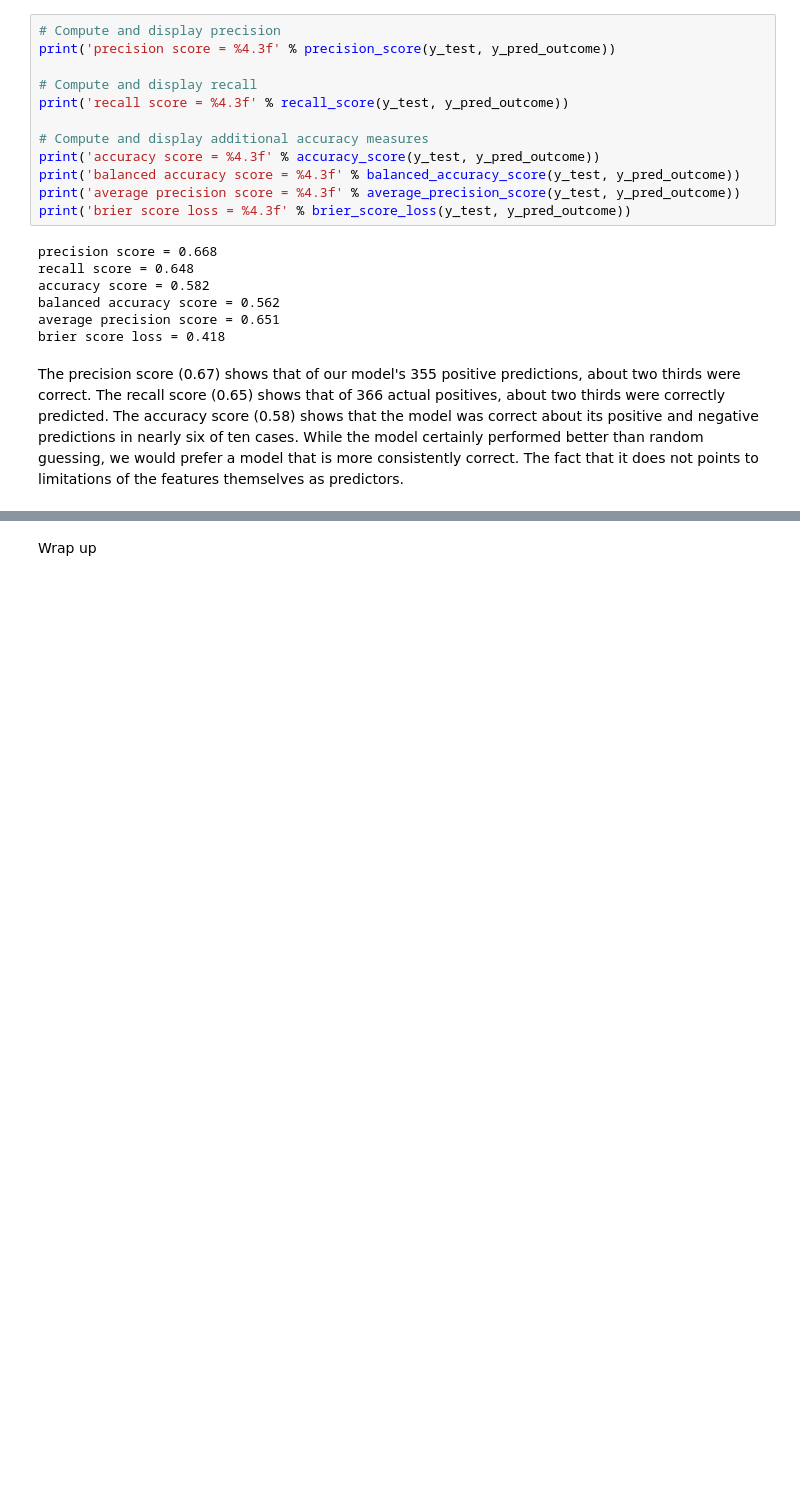
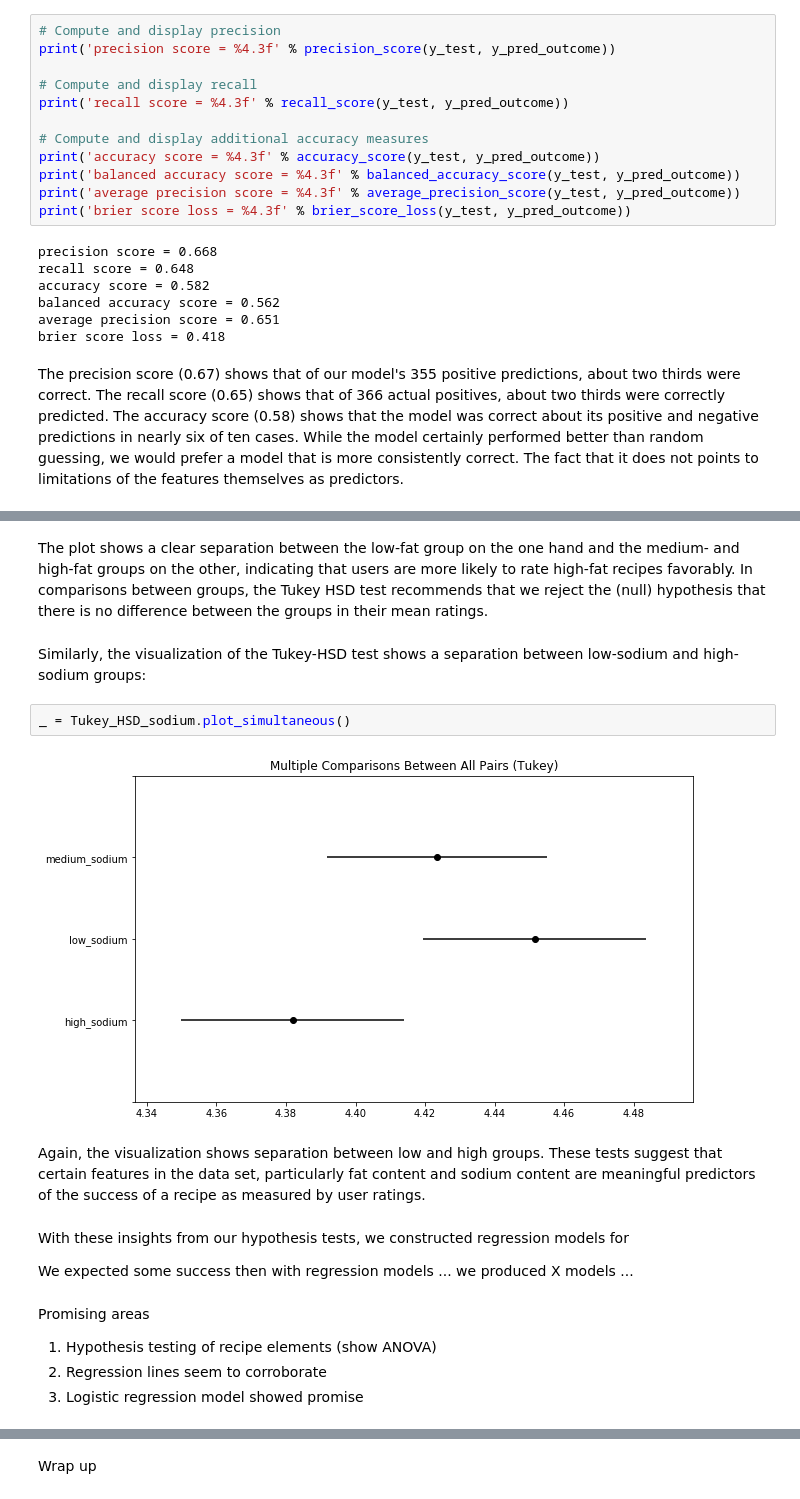
Before and after one commit to pelorenz/data-science-410, a Jupyter notebook: PeterLorenz-M03.ipynb, the cells around one changed output, grey strips where cells are left out. Cells and saved outputs as stored; diff of their text form; blank space fills up the shorter version.

```diff
--- a/PeterLorenz-M03.ipynb
+++ b/PeterLorenz-M03.ipynb
@@ -959,3 +1038,22 @@ The precision score (0.67) shows that of our model's 355 positive predictions, a
+# %% [markdown]
+The plot shows a clear separation between the low-fat group on the one hand and the medium- and high-fat groups on the other, indicating that users are more likely to rate high-fat recipes favorably. In comparisons between groups, the Tukey HSD test recommends that we reject the (null) hypothesis that there is no difference between the groups in their mean ratings.
+# %% [markdown]
+Similarly, the visualization of the Tukey-HSD test shows a separation between low-sodium and high-sodium groups:
+# %%
+_ = Tukey_HSD_sodium.plot_simultaneous()
+# %% [output]
+[figure, added]
+# %% [markdown]
+Again, the visualization shows separation between low and high groups. These tests suggest that certain features in the data set, particularly fat content and sodium content are meaningful predictors of the success of a recipe as measured by user ratings.
+# %% [markdown]
+With these insights from our hypothesis tests, we constructed regression models for
+
+We expected some success then with regression models ... we produced X models ...
+# %% [markdown]
+Promising areas
+1. Hypothesis testing of recipe elements (show ANOVA)
+2. Regression lines seem to corroborate
+3. Logistic regression model showed promise
 # %% [markdown]
 Areas for improvement
 1. Biases in the data set - action: blind ratings
```
Also changed, not shown: parts of 14 cells of this notebook.
